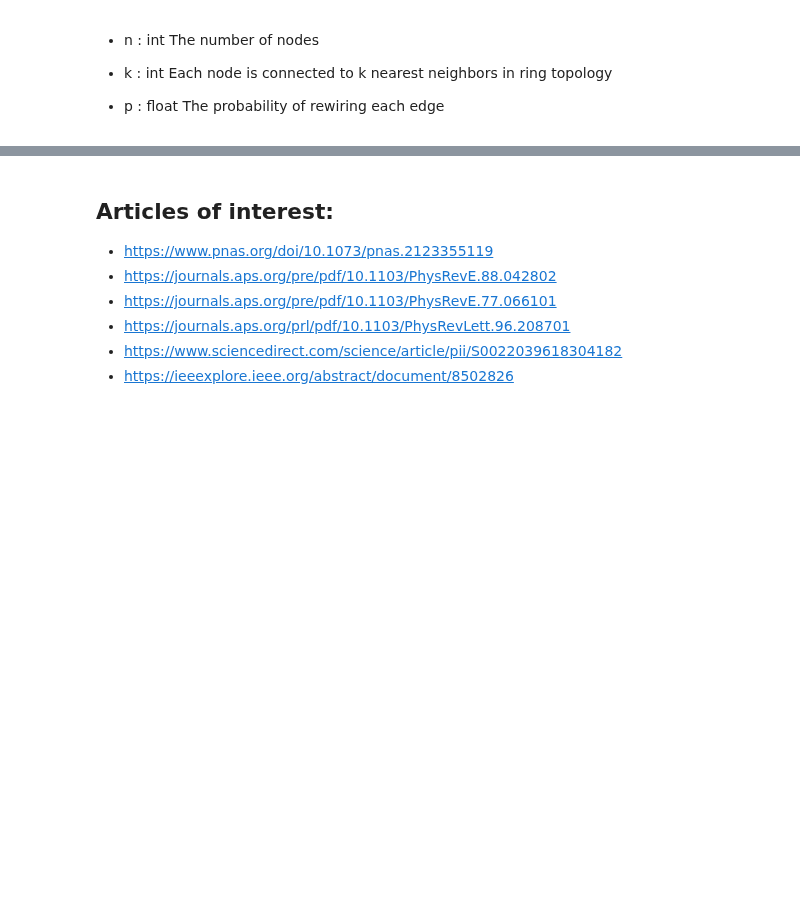
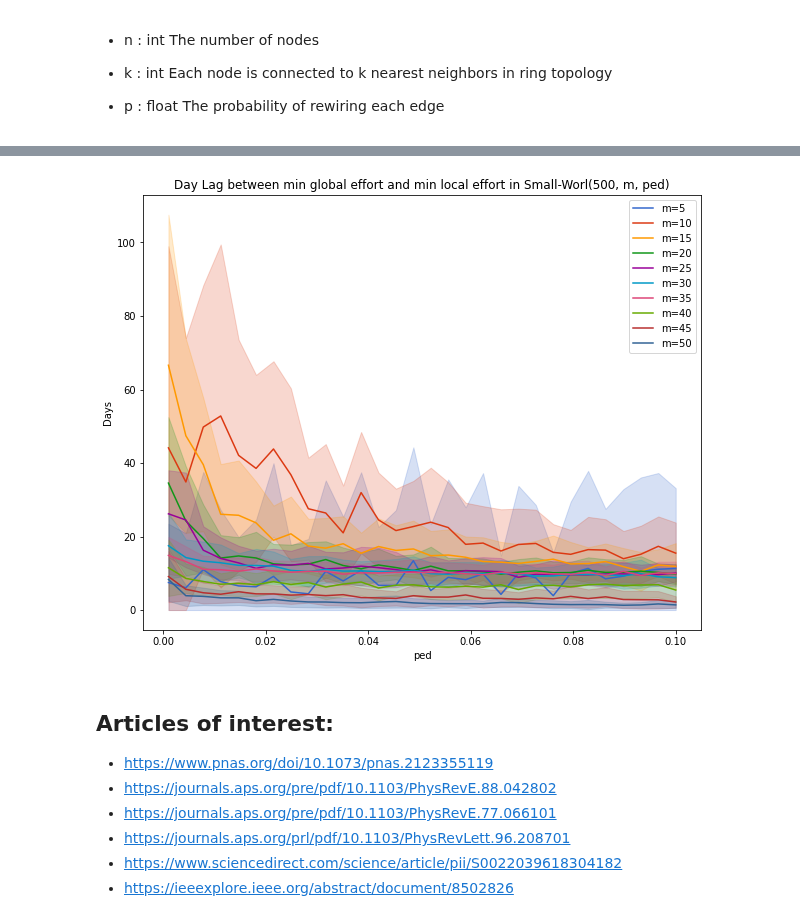
Before and after one commit to JimmyCalvoMonge/AdaptiveNetworks, a Jupyter notebook: network_experiments.ipynb, the cells around one changed output, grey strips where cells are left out. Cells and saved outputs as stored; diff of their text form; code cells hidden in the pictures; blank space fills up the shorter version.

```diff
--- a/network_experiments.ipynb
+++ b/network_experiments.ipynb
@@ -856,9 +807,11 @@ Each node is connected to k nearest neighbors in ring topology
 - p : float
 The probability of rewiring each edge
 # %%
-# bepidist_data_sw = pd.read_csv('./Data/bepidist_ntwk_small_world.csv')
-# bepidist_data_sw = bepidist_data_sw.drop(columns=['Unnamed: 0']).iloc[1: , :]
-# bepidist_data_sw.columns = ['day', 's_mean', 's_min', 's_max', 'i_mean', 'i_min', 'i_max',
-#                          'r_mean', 'r_min', 'r_max', 'edgecount_mean', 'edgecount_min', 'edgecount_max',
-# 'suscedgecount_mean', 'suscedgecount_min', 'suscedgecount_max', 'm', 'ped']
-# bepidist_data_sw = bepidist_data_sw.apply(pd.to_numeric)
+bepidist_data_sw = pd.read_csv('./Data/bepidist_ntwk_small_world.csv')
+bepidist_data_sw = bepidist_data_sw.groupby(['m', 'ped'], as_index=False).agg({'day_lags': ['mean', 'max', 'min', 'std']})
+bepidist_data_sw.columns = bepidist_data_sw.columns.droplevel()
+bepidist_data_sw.columns = ['m', 'ped', 'mean', 'max', 'min', 'std']
+bepidist_data_sw['lower'] = bepidist_data_sw['mean'] - bepidist_data_sw['std']
+bepidist_data_sw['lower'] = bepidist_data_sw['lower'].apply(lambda x: max(x, 0))
+bepidist_data_sw['upper'] = bepidist_data_sw['mean'] + bepidist_data_sw['std']
+bepidist_data_sw
@@ -881,34 +832,14 @@ The probability of rewiring each edge
 # %%
-# plot1_data = dat_.pivot(index='ped', columns='m', values='day_lag')
-
-# # Labels
-# xlabs = list(plot1_data.index)
-# ylabs = plot1_data.columns.tolist()
-# data = np.transpose(np.abs(plot1_data.values))
-
-# # Heat map
-# fig, ax = plt.subplots()
-# im = ax.imshow(data, cmap = "YlOrRd")
-
-# ax.figure.set_size_inches(10, 5)
-
-# # Add the labels
-# # We want to show all ticks...
-# ax.set_xticks(np.arange(len(xlabs)))
-# ax.set_yticks(np.arange(len(ylabs)))
-# # ... and label them with the respective list entries
-# ax.set_xticklabels(xlabs)
-# ax.set_yticklabels(ylabs)
-
-# # Rotate the labels of the X-axis
-# plt.setp(ax.get_xticklabels(), rotation = 90,
-#          ha = "right", rotation_mode = "anchor")
-
-# # Add the color bar
-# cbar = ax.figure.colorbar(im, ax = ax)
-# cbar.ax.set_ylabel("Day Lag", rotation = -90, va = "bottom")
-# plt.title(f"Day lag between minimum efforts global vs local. Small World Network. (n=500)")
-# plt.xlabel("prob rewiring")
-# plt.ylabel("k neighbors")
-# plt.show()
-# # Add 2D lines several lines.
+plt.figure(figsize=(10,8))
+for idx, m in enumerate(bepidist_data_sw['m'].unique()):
+    dat = bepidist_data_sw[bepidist_data_sw['m'] == m]
+    plt.plot(dat['ped'], dat['mean'], color=px.colors.qualitative.G10[idx],
+             label=f"m={m}")
+    plt.fill_between(dat['ped'], dat['lower'], dat['upper'], color=px.colors.qualitative.G10[idx], alpha=0.2)
+plt.title("Day Lag between min global effort and min local effort in Small-Worl(500, m, ped)")
+plt.xlabel("ped")
+plt.ylabel("Days")
+plt.legend(loc="upper right")
+plt.show()
+# %% [output]
+[figure, added]
```
Also changed, not shown: parts of 10 cells of this notebook, 1 other file.
